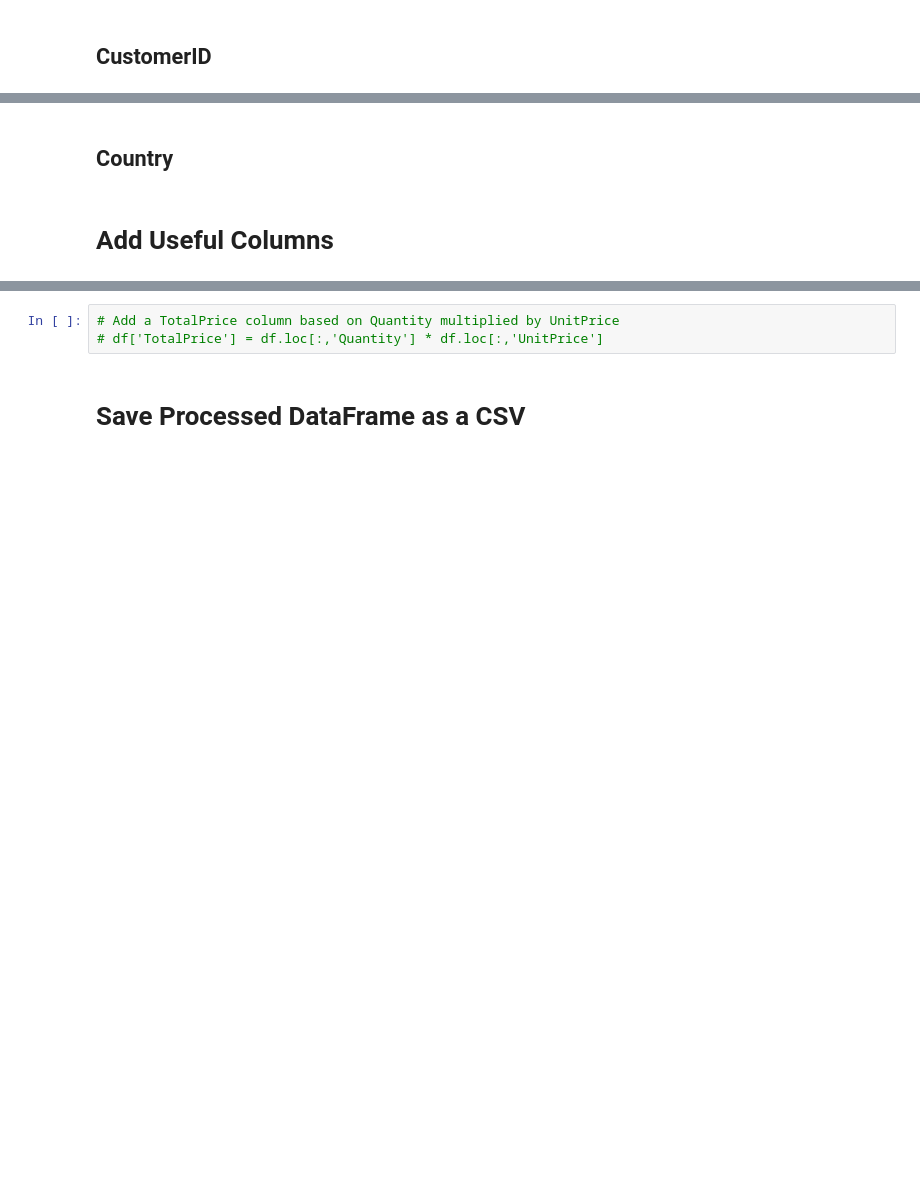
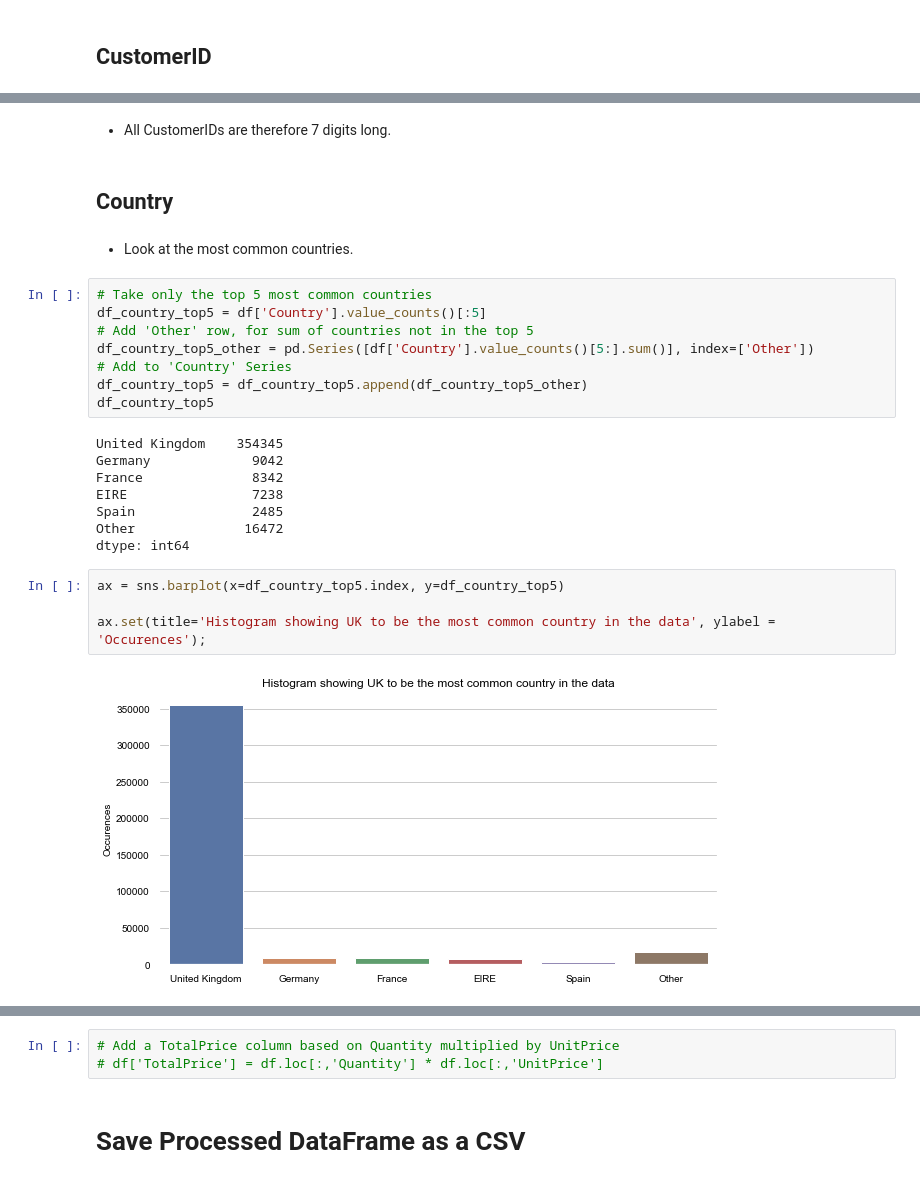
Before and after one commit to AdamBlomfield/customer_segmentation_via_cluster_analysis, a Jupyter notebook: notebooks/02_Data_Exploration.ipynb, the cells around one changed output, grey strips where cells are left out. Cells and saved outputs as stored; diff of their text form; blank space fills up the shorter version.

Commit message:
finished exploring country and customerID

```diff
--- a/notebooks/02_Data_Exploration.ipynb
+++ b/notebooks/02_Data_Exploration.ipynb
@@ -355,4 +327,28 @@ array(['17850.0', '13047.0', '12583.0', ..., '13298.0', '14569.0',
+# %% [markdown]
+* All CustomerIDs are therefore 7 digits long.
 # %% [markdown]
 ## Country
-# %% [markdown]
-# Add Useful Columns
+# %% [markdown]
+* Look at the most common countries.
+# %%
+# Take only the top 5 most common countries
+df_country_top5 = df['Country'].value_counts()[:5]
+# Add 'Other' row, for sum of countries not in the top 5
+df_country_top5_other = pd.Series([df['Country'].value_counts()[5:].sum()], index=['Other'])
+# Add to 'Country' Series
+df_country_top5 = df_country_top5.append(df_country_top5_other)
+df_country_top5
+# %% [output]
+United Kingdom    354345
+Germany             9042
+France              8342
+EIRE                7238
+Spain               2485
+Other              16472
+dtype: int64
+# %%
+ax = sns.barplot(x=df_country_top5.index, y=df_country_top5)
+
+ax.set(title='Histogram showing UK to be the most common country in the data', ylabel = 'Occurences');
+# %% [output]
+[figure, added]
```
Also changed, not shown: parts of 19 cells of this notebook.
